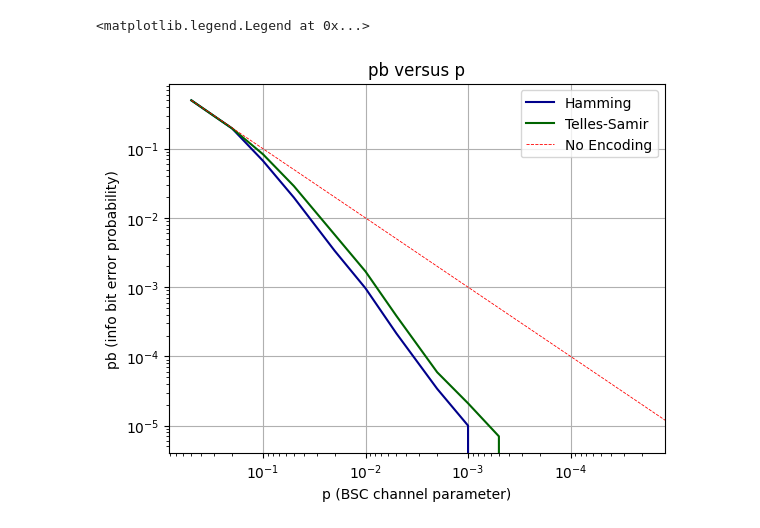
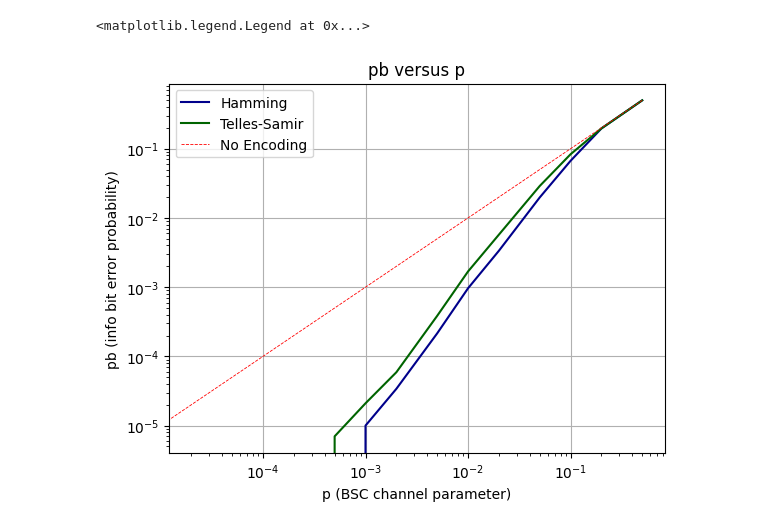
Before and after one commit to gabriel-telles/hamming_code, a Jupyter notebook: comparation.ipynb, the cells around one changed output. Drawn from its saved outputs; the diff is of its cells as text; code cells hidden in the pictures.

```diff
--- a/comparation.ipynb
+++ b/comparation.ipynb
@@ -46,17 +46,16 @@ for p in ps:
 # %%
 fig, ax = plt.subplots(1, 1)
 ax.loglog(ps, info_bit_error_probas_hamming, color="darkblue")
 ax.loglog(ps, info_bit_error_probas_ts, color="darkgreen")
-ax.invert_xaxis()
 ax.grid()
 ax.set_title("pb versus p")
 ax.set_xlabel("p (BSC channel parameter)")
 ax.set_ylabel("pb (info bit error probability)")
 
 n = [0.5, 0.4, 0.3, 0.2, 0.1, 0]
 ax.loglog(n, n, color = "red", linestyle="--", linewidth=0.6)
 
 ax.legend(["Hamming", "Telles-Samir", "No Encoding"])
 # %% [output]
 <matplotlib.legend.Legend at 0x...>
-[figure, old version]
+[figure, new version]
```
Also changed, not shown: 3 other files.
